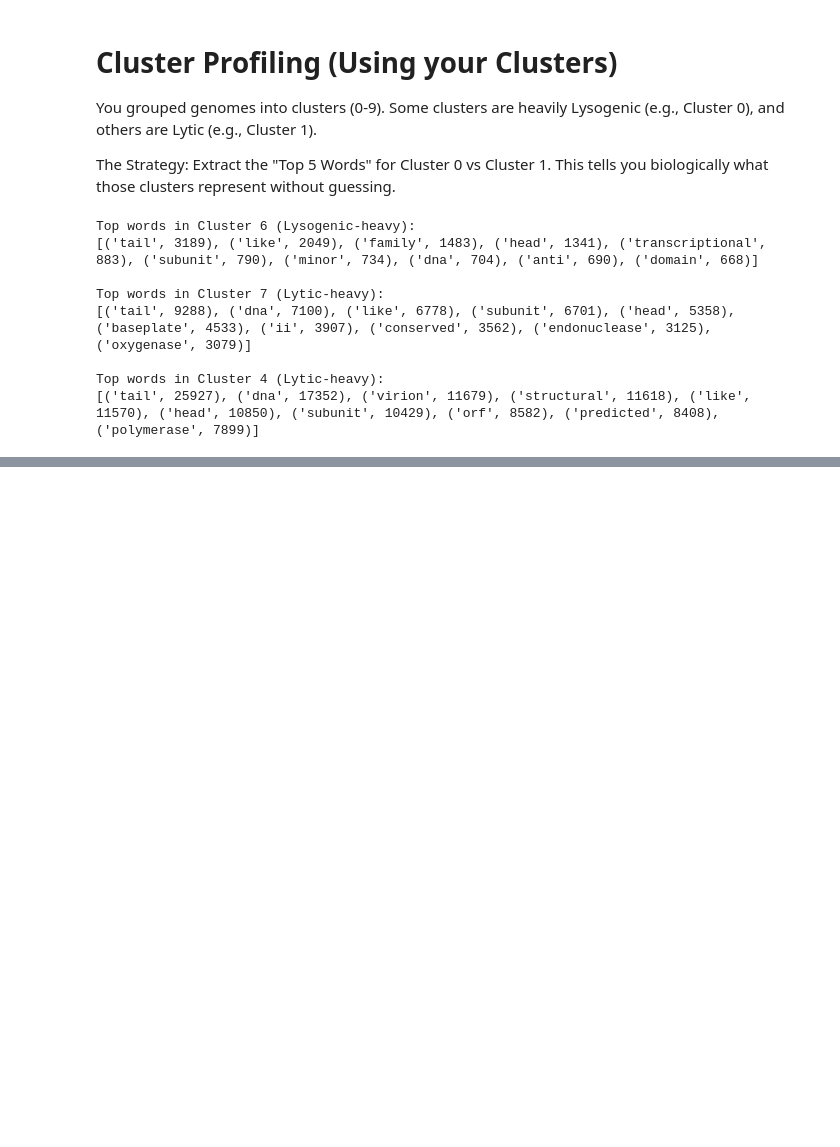
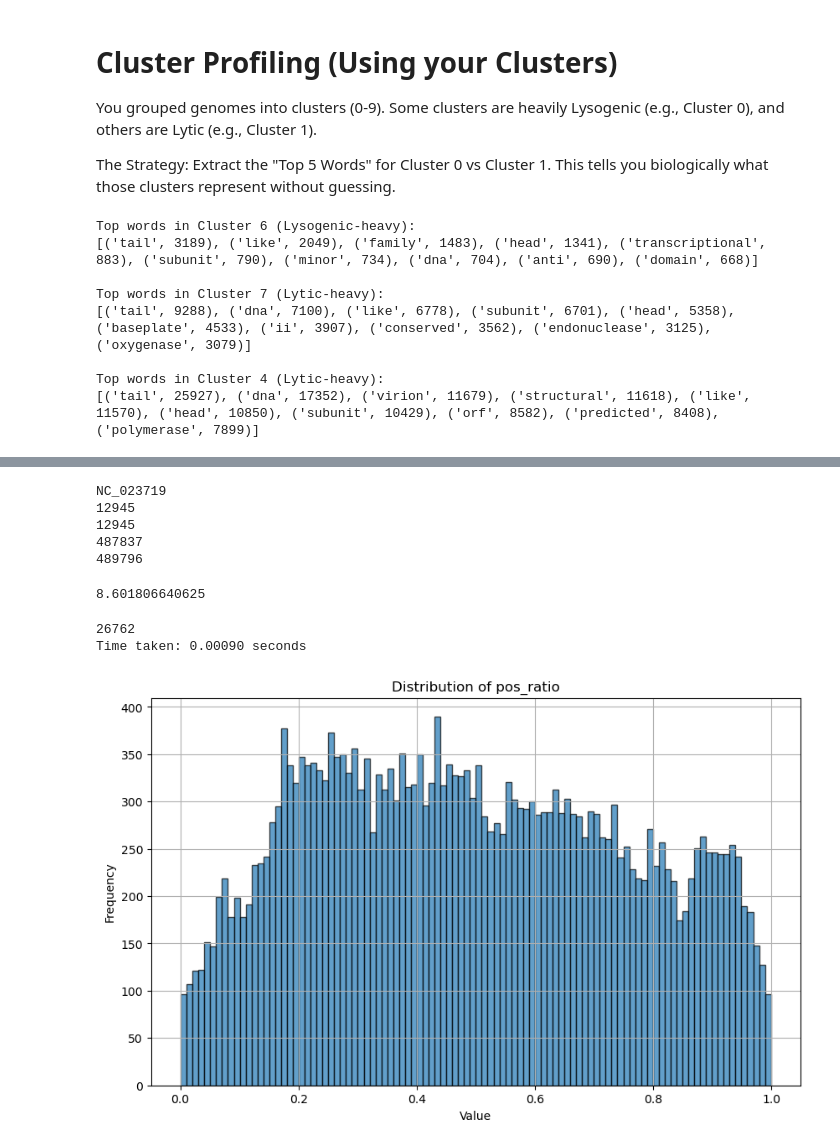
Before and after one commit to francescostellaa/cluster_dei, a Jupyter notebook: src/sequence_scoring.ipynb, the cells around one changed output, grey strips where cells are left out. Drawn from its saved outputs; the diff is of its cells as text; code cells hidden in the pictures; blank space fills up the shorter version.

Commit message:
Implemented code to analyze correlation of products to their position in the genome

```diff
--- a/src/sequence_scoring.ipynb
+++ b/src/sequence_scoring.ipynb
@@ -623,7 +606,7 @@ from Bio import SeqIO
 def gbk_to_feature_df(gbk_path):
     record = SeqIO.read(gbk_path, "genbank")
     rows = []
-
+    genome_length = len(record.seq)
     # print("Accession", record.id)
     for feature in record.features:
         # if feature.type in {"CDS", "gene"}:
@@ -654,18 +637,20 @@ def gbk_to_feature_df(gbk_path):
                 "product": None,
             })
 
-    return pd.DataFrame(rows)
+    return [pd.DataFrame(rows), genome_length]
 # %%
 from pathlib import Path
 
 gbk_folder_path = '../data/data_gbk'
 gbk_dir = Path(gbk_folder_path)
-feature_tables = {}
+feature_tables = {} # Contains features of each CDS
+acc_length = {}     # Contains length of each genome
 
 for gbk in gbk_dir.glob("*.gbk"):
-    df_feat = gbk_to_feature_df(gbk)
+    df_feat, genome_length = gbk_to_feature_df(gbk)
     # print(df_feat.head())
     feature_tables[df_feat.accession.iloc[0]] = df_feat
+    acc_length[df_feat.accession.iloc[0]] = genome_length
 
 print(f"Processed {len(feature_tables)} GBK files.")
 # %% [output]
@@ -979,0 +985,56 @@ Top words in Cluster 4 (Lytic-heavy):
+# %%
+print(acc[start.index(max(start))])
+print(start.index(max(start)))
+print(end.index(max(end)))
+print(max(start))
+print(max(end))
+# %% [output]
+NC_023719
+12945
+12945
+487837
+489796
+# %%
+140932 / 16384
+# %% [output]
+8.601806640625
+# %%
+# Take the middle point of the product, divide for the length of the genome and create a distribution
+# import time
+# pos_ratio = []
+# t0 = time.time()
+# for i in range(len(start)):
+#     mid = (start[i] + end[i]) / 2
+#     pos_ratio.append(mid)
+
+# t1 = time.time()
+
+# print(f"Time taken: {t1 - t0:.5f} seconds")
+import time
+# Assuming start and end are converted to numpy arrays
+acc_length_arr = np.array([acc_length[key] for key in acc])
+starts_arr = np.array(start)
+ends_arr = np.array(end)
+t0 = time.time()
+# Vectorized operation: happens instantly in C
+mid_point = (starts_arr + ends_arr) // 2
+pos_ratio = mid_point / acc_length_arr
+t1 = time.time()
+print(len(pos_ratio))
+print(f"Time taken: {t1 - t0:.5f} seconds")
+# %% [output]
+26762
+Time taken: 0.00090 seconds
+# %%
+# import numpy as np
+# import matplotlib.pyplot as plt
+
+plt.figure(figsize=(10, 6))
+plt.hist(pos_ratio, bins=100, edgecolor='k', alpha=0.7)
+plt.title('Distribution of pos_ratio')
+plt.xlabel('Value')
+plt.ylabel('Frequency')
+plt.grid(True)
+plt.savefig('pos_ratio_distribution.png')
+# %% [output]
+[figure, added]
```
Also changed, not shown: parts of 9 cells of this notebook.
